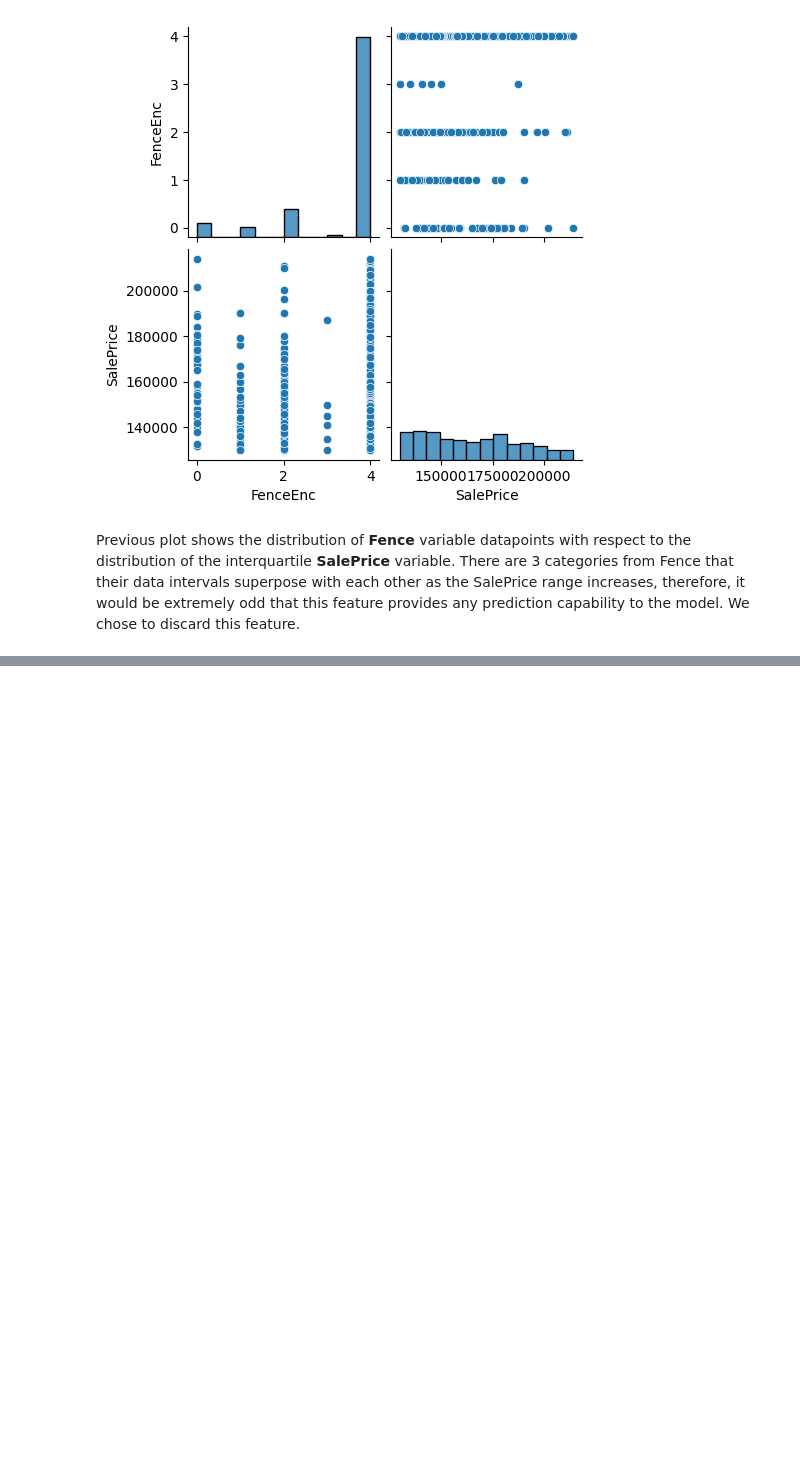
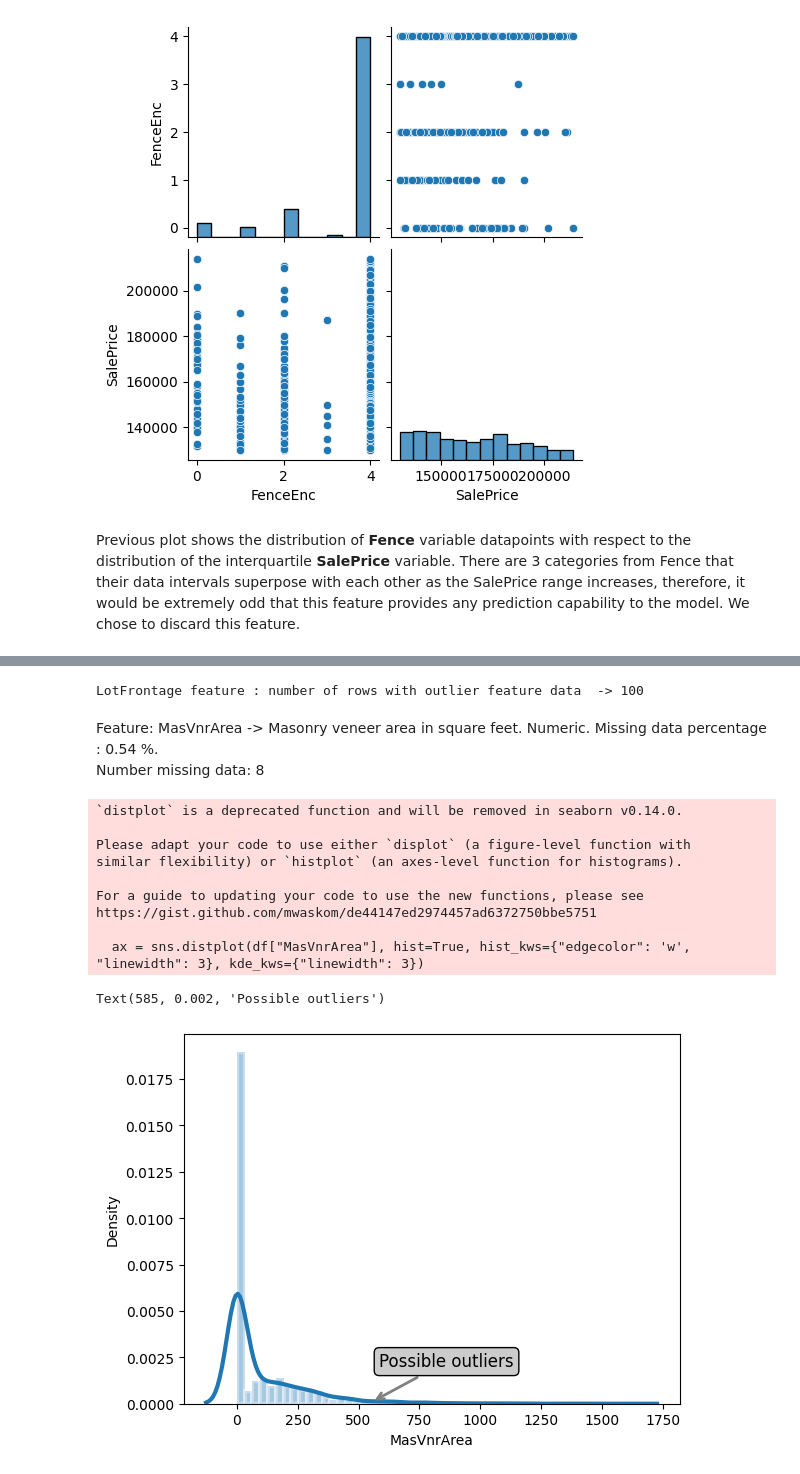
Before and after one commit to kevinmedinag96/House-Price-Prediction-KG, a Jupyter notebook: HPP-Part One.ipynb, the cells around one changed output, grey strips where cells are left out. Drawn from its saved outputs; the diff is of its cells as text; code cells hidden in the pictures; blank space fills up the shorter version.

```diff
--- a/HPP-EDA-DP-1.ipynb
+++ b/HPP-Part One.ipynb
@@ -410,0 +597,26 @@ cols_to_remove.append("Fence")
+# %%
+lot_frontage_outliers = df["LotFrontage"][(df["LotFrontage"] >= 108.0) | (df["LotFrontage"] <= 25.0)]
+print(f"LotFrontage feature : number of rows with outlier feature data  -> {lot_frontage_outliers.count()}")
+# %% [output]
+LotFrontage feature : number of rows with outlier feature data  -> 100
+# %% [markdown]
+Feature: MasVnrArea -> Masonry veneer area in square feet. Numeric. Missing data percentage : 0.54 %. <br>
+Number missing data: 8
+# %%
+ax = sns.distplot(df["MasVnrArea"], hist=True, hist_kws={"edgecolor": 'w', "linewidth": 3}, kde_kws={"linewidth": 3})
+
+# notation indicating a possible outlier
+ax.annotate('Possible outliers', xy=(555, 0.00010), xytext=(585, 0.0020), fontsize=12,
+            arrowprops=dict(arrowstyle='->', ec='grey', lw=2), bbox=dict(boxstyle="round", fc="0.8"))
+# %% [output]
+`distplot` is a deprecated function and will be removed in seaborn v0.14.0.
+
+Please adapt your code to use either `displot` (a figure-level function with
+similar flexibility) or `histplot` (an axes-level function for histograms).
+
+For a guide to updating your code to use the new functions, please see
+https://gist.github.com/mwaskom/de44147ed2974457ad6372750bbe5751
+
+  ax = sns.distplot(df["MasVnrArea"], hist=True, hist_kws={"edgecolor": 'w', "linewidth": 3}, kde_kws={"linewidth": 3})
+Text(585, 0.002, 'Possible outliers')
+[figure, added]
```
Also changed, not shown: parts of 64 cells of this notebook, 2 other files.
